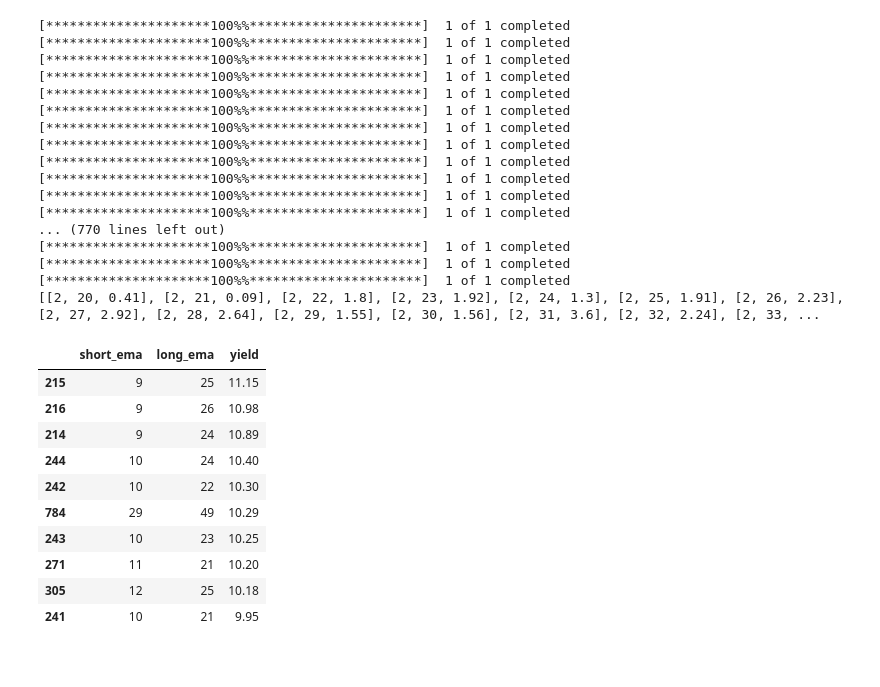
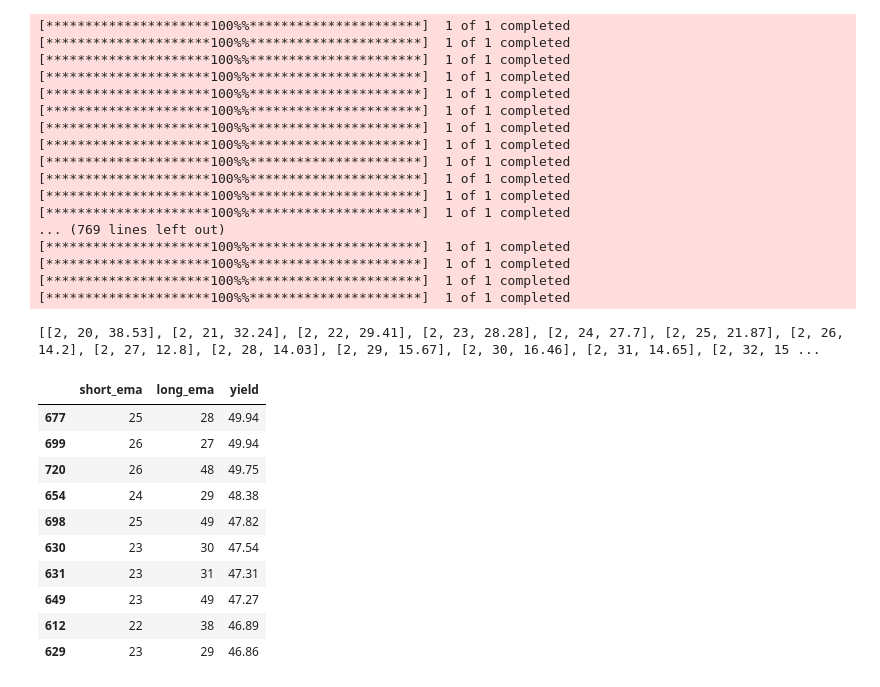
Before and after one commit to Gianmarco20/Finanzas, a Jupyter notebook: cruce_mma.ipynb, the cells around one changed output. Saved outputs shown, nothing was run; the diff lists cells and outputs as text; code cells hidden in the pictures.

```diff
--- a/cruce_mma.ipynb
+++ b/cruce_mma.ipynb
@@ -6,10 +6,10 @@ import matplotlib.pyplot as plt
 import seaborn as sns
 import yfinance as yf
 # %%
-ticker = 'PAM'
+ticker = 'VIST'
 
-def get_financial_data():
-    data_values = []
+def get_ema():
+    ema_values = []
     today = dt.date.today()
     for short_ema in range(2, 30):
         for long_ema in range(20, 50):
@@ -26,12 +26,12 @@ def get_financial_data():
                 start_date = in_asset.index[0].date()
                 days = (today - start_date).days
                 annual_yield = round((((1 + cumulative_yield) ** (365 / days)) - 1) * 100, 2)
-                data_values.append([short_ema, long_ema, annual_yield])
+                ema_values.append([short_ema, long_ema, annual_yield])
 
-    return data_values
+    return ema_values
 
-data_values = get_financial_data()
-print(data_values)
+ema_values = get_ema()
+print(ema_values)
 # %% [output]
 [*********************100%%**********************]  1 of 1 completed
 [*********************100%%**********************]  1 of 1 completed
@@ -45,32 +45,33 @@ print(data_values)
 [*********************100%%**********************]  1 of 1 completed
 [*********************100%%**********************]  1 of 1 completed
 [*********************100%%**********************]  1 of 1 completed
-... (770 lines left out)
+... (769 lines left out)
 [*********************100%%**********************]  1 of 1 completed
 [*********************100%%**********************]  1 of 1 completed
 [*********************100%%**********************]  1 of 1 completed
-[[2, 20, 0.41], [2, 21, 0.09], [2, 22, 1.8], [2, 23, 1.92], [2, 24, 1.3], [2, 25, 1.91], [2, 26, 2.23], [2, 27, 2.92], [2, 28, 2.64], [2, 29, 1.55], [2, 30, 1.56], [2, 31, 3.6], [2, 32, 2.24], [2, 33, ...
+[*********************100%%**********************]  1 of 1 completed
+[[2, 20, 38.53], [2, 21, 32.24], [2, 22, 29.41], [2, 23, 28.28], [2, 24, 27.7], [2, 25, 21.87], [2, 26, 14.2], [2, 27, 12.8], [2, 28, 14.03], [2, 29, 15.67], [2, 30, 16.46], [2, 31, 14.65], [2, 32, 15 ...
 # %%
-def create_df(data):
-    columns = ['short_ema', 'long_ema', 'yield']
-    df = pd.DataFrame(data, columns = columns)
-    df.sort_values(by = 'yield', ascending = False, inplace = True)
-    df = df.iloc[:10, :]
+def create_ema_df(data):
+    ema_columns = ['short_ema', 'long_ema', 'yield']
+    ema_df = pd.DataFrame(data, columns = ema_columns)
+    ema_df.sort_values(by = 'yield', ascending = False, inplace = True)
+    ema_df = ema_df.iloc[:10, :]
 
-    return df
+    return ema_df
 
-df = create_df(data = data_values)
-df
+ema_df = create_ema_df(data = ema_values)
+ema_df
 # %% [output]
 |  | short_ema | long_ema | yield |
-| 215 | 9 | 25 | 11.15 |
-| 216 | 9 | 26 | 10.98 |
-| 214 | 9 | 24 | 10.89 |
-| 244 | 10 | 24 | 10.40 |
-| 242 | 10 | 22 | 10.30 |
-| 784 | 29 | 49 | 10.29 |
-| 243 | 10 | 23 | 10.25 |
-| 271 | 11 | 21 | 10.20 |
-| 305 | 12 | 25 | 10.18 |
-| 241 | 10 | 21 | 9.95 |
+| 677 | 25 | 28 | 49.94 |
+| 699 | 26 | 27 | 49.94 |
+| 720 | 26 | 48 | 49.75 |
+| 654 | 24 | 29 | 48.38 |
+| 698 | 25 | 49 | 47.82 |
+| 630 | 23 | 30 | 47.54 |
+| 631 | 23 | 31 | 47.31 |
+| 649 | 23 | 49 | 47.27 |
+| 612 | 22 | 38 | 46.89 |
+| 629 | 23 | 29 | 46.86 |
 # %%
```
Also changed, not shown: parts of 1 cell of this notebook.
